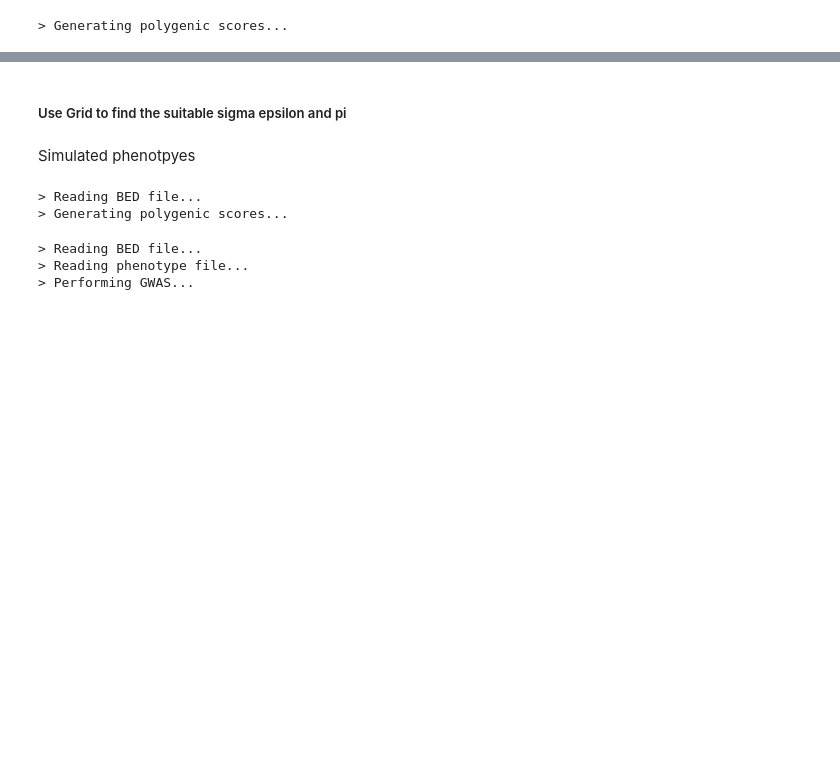
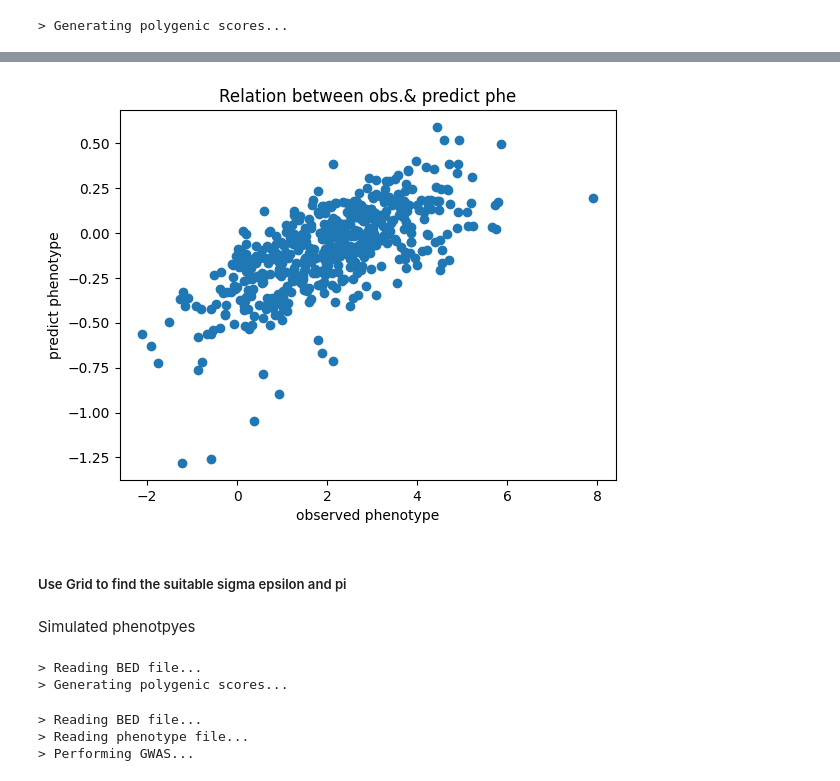
Before and after one commit to Yiqing-Zhu2000/RA_Project, a Jupyter notebook: Real_phe_expr.ipynb, the cells around one changed output, grey strips where cells are left out. Cells and saved outputs as stored; diff of their text form; code cells hidden in the pictures; blank space fills up the shorter version.

```diff
--- a/Real_phe_expr.ipynb
+++ b/Real_phe_expr.ipynb
@@ -129,3 +219,7 @@ a
+# %%
+plot_obs_vs_pred(realA22Val_gdl.sample_table.phenotype, pred)
+# %% [output]
+[figure, added]
 # %% [markdown]
 <h5> Use Grid to find the suitable sigma epsilon and pi </h5>
 # %% [markdown]
```
Also changed, not shown: parts of 27 cells of this notebook, 1 other file.
